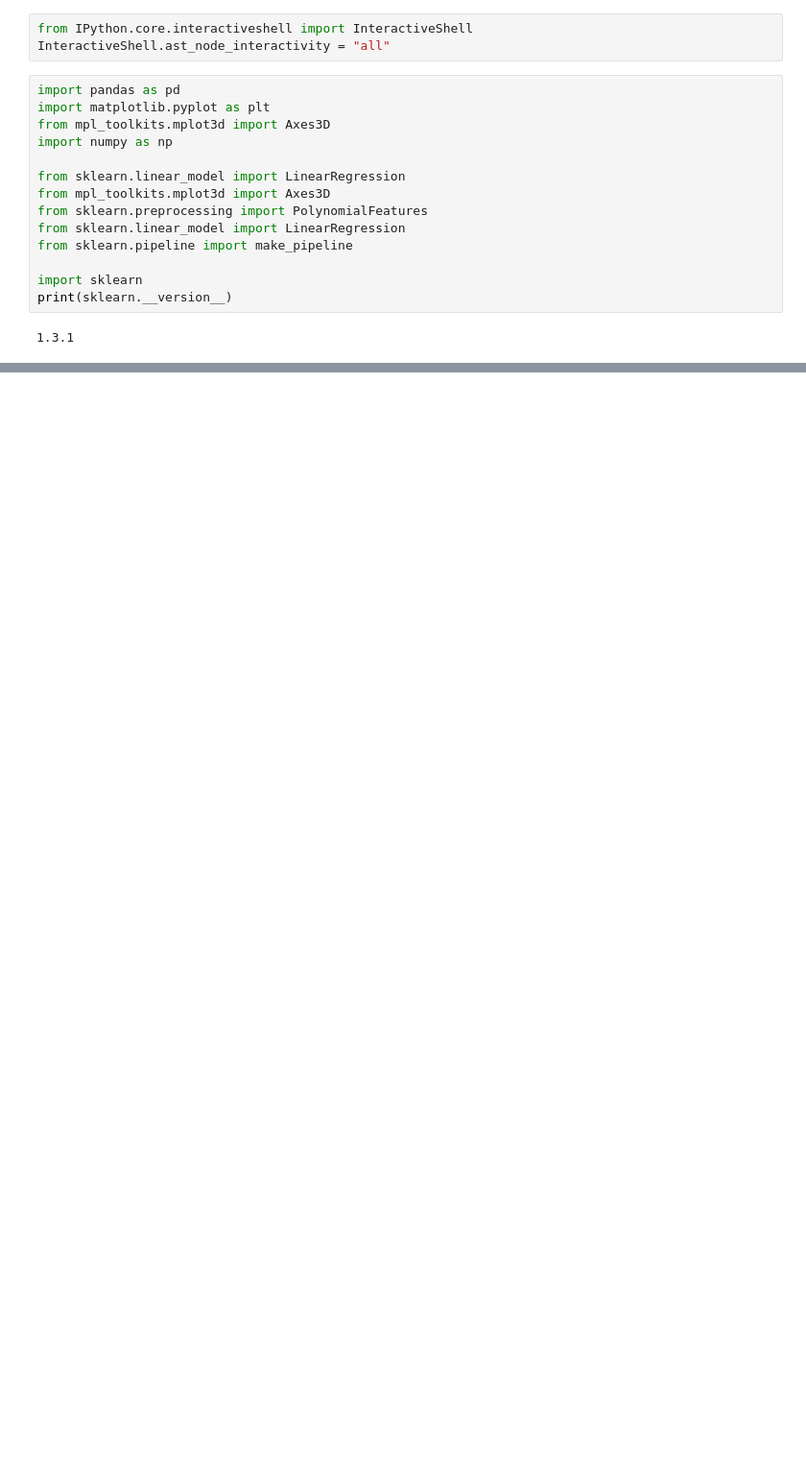
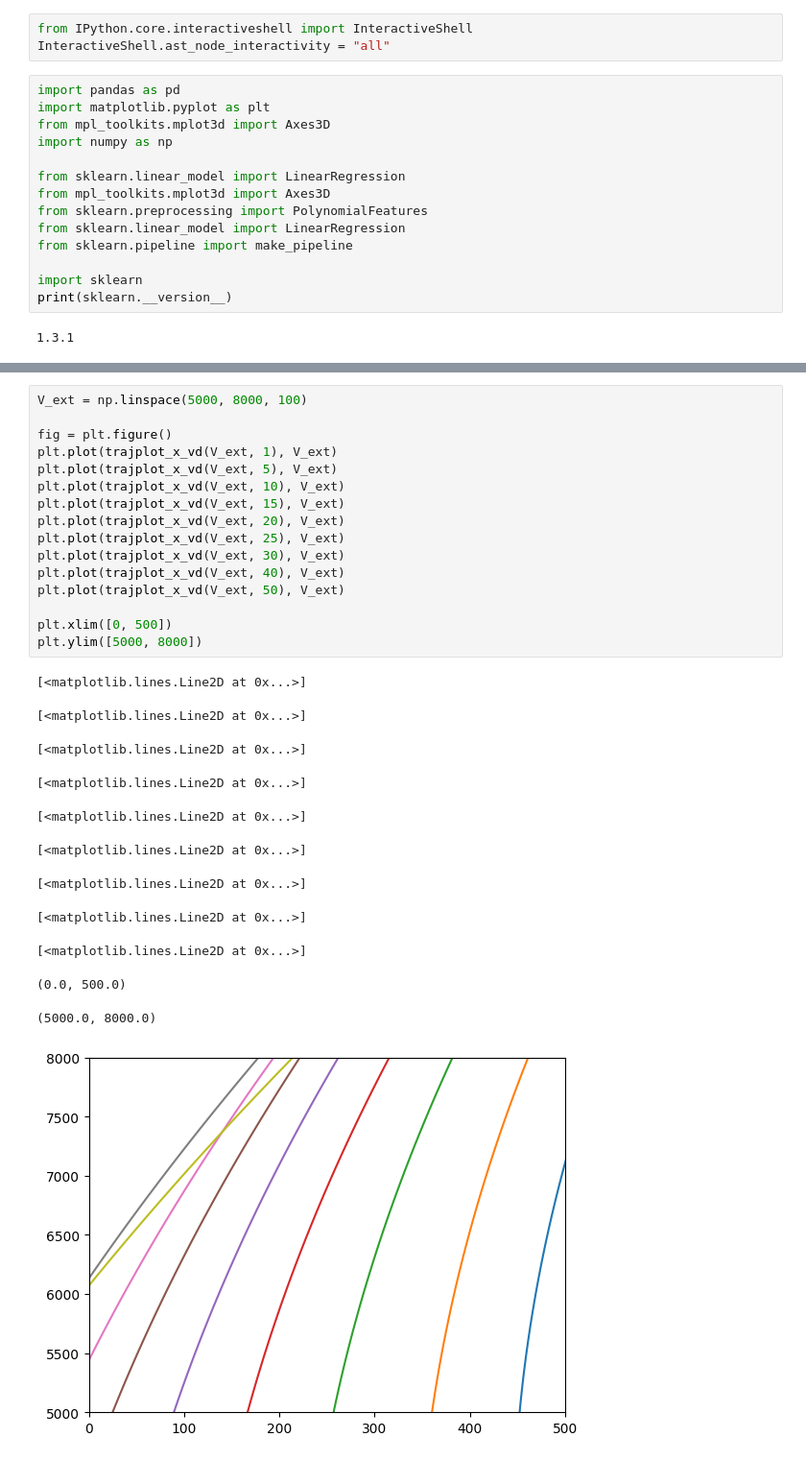
Before and after one commit to giuliodondi/kOS-Shuttle-OPS3, a Jupyter notebook: Ships/Script/Shuttle_OPS3/LOGS/traj_drag_fits.ipynb, the cells around one changed output, grey strips where cells are left out. Shown at 96% size. Cells and saved outputs as stored; diff of their text form; blank space fills up the shorter version.

Commit message:
new trajplots

```diff
--- a/Ships/Script/Shuttle_OPS3/LOGS/traj_drag_fits.ipynb
+++ b/Ships/Script/Shuttle_OPS3/LOGS/traj_drag_fits.ipynb
@@ -223,0 +221,29 @@ Text(0.5, 0.92, 'traj')
+# %%
+V_ext = np.linspace(5000, 8000, 100)
+
+fig = plt.figure()
+plt.plot(trajplot_x_vd(V_ext, 1), V_ext)
+plt.plot(trajplot_x_vd(V_ext, 5), V_ext)
+plt.plot(trajplot_x_vd(V_ext, 10), V_ext)
+plt.plot(trajplot_x_vd(V_ext, 15), V_ext)
+plt.plot(trajplot_x_vd(V_ext, 20), V_ext)
+plt.plot(trajplot_x_vd(V_ext, 25), V_ext)
+plt.plot(trajplot_x_vd(V_ext, 30), V_ext)
+plt.plot(trajplot_x_vd(V_ext, 40), V_ext)
+plt.plot(trajplot_x_vd(V_ext, 50), V_ext)
+
+plt.xlim([0, 500])
+plt.ylim([5000, 8000])
+# %% [output]
+[<matplotlib.lines.Line2D at 0x...>]
+[<matplotlib.lines.Line2D at 0x...>]
+[<matplotlib.lines.Line2D at 0x...>]
+[<matplotlib.lines.Line2D at 0x...>]
+[<matplotlib.lines.Line2D at 0x...>]
+[<matplotlib.lines.Line2D at 0x...>]
+[<matplotlib.lines.Line2D at 0x...>]
+[<matplotlib.lines.Line2D at 0x...>]
+[<matplotlib.lines.Line2D at 0x...>]
+(0.0, 500.0)
+(5000.0, 8000.0)
+[figure, added]
```
Also changed, not shown: parts of 6 cells of this notebook, 2 other files.
